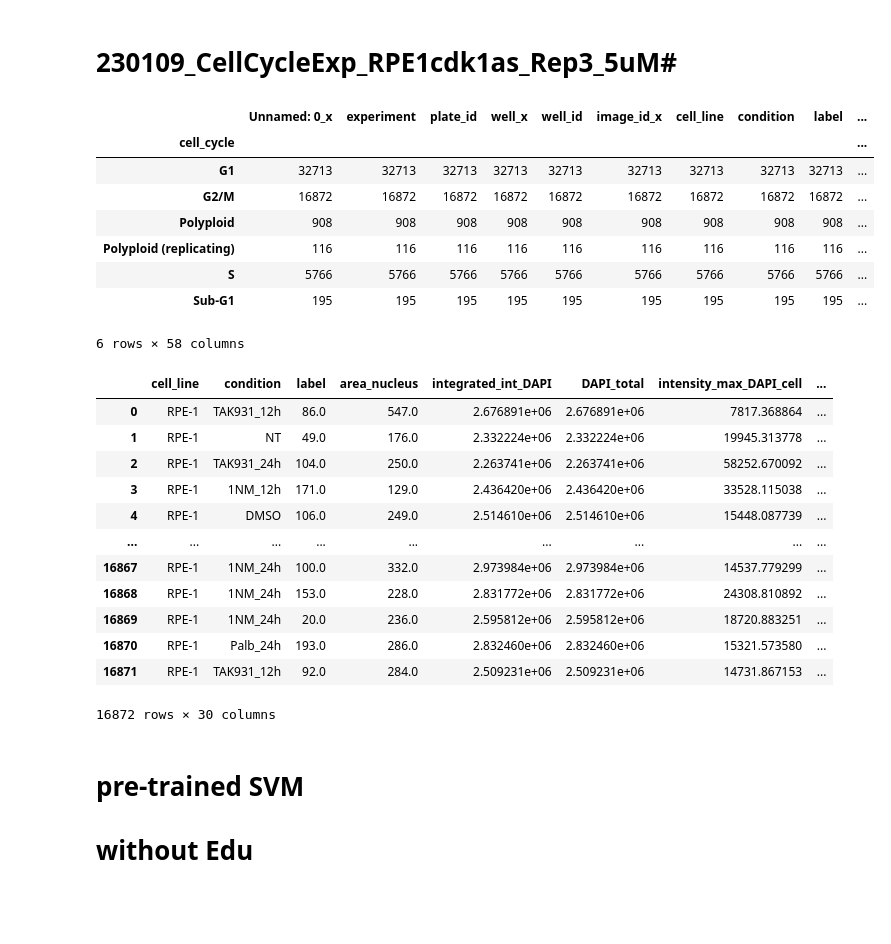
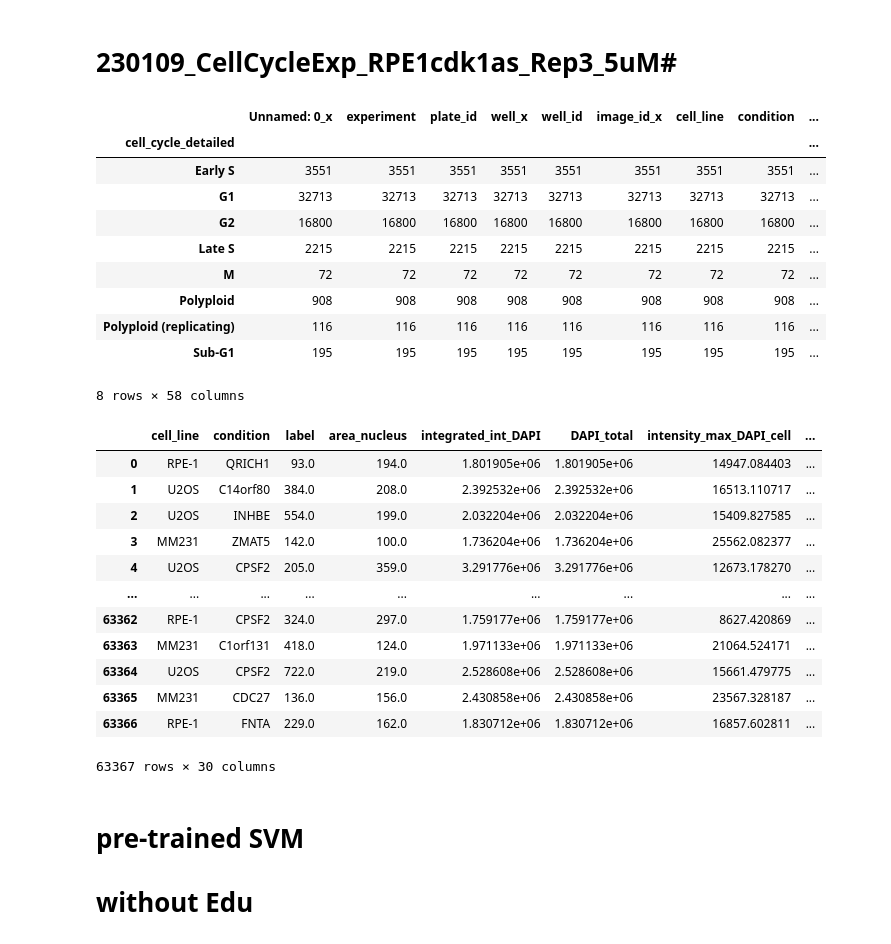
Before and after one commit to HocheggerLab/Omero_Screen, a Jupyter notebook: cellcycle_analysis_files/mitotic-classification_02_Feb.ipynb, the cells around one changed output. Saved outputs shown, nothing was run; the diff lists cells and outputs as text; code cells hidden in the pictures; blank space fills up the shorter version.

```diff
--- a/cellcycle_analysis_files/mitotic-classification_02_Feb.ipynb
+++ b/cellcycle_analysis_files/mitotic-classification_02_Feb.ipynb
@@ -16,21 +18,26 @@ df_cellcyle_221108_P2=pd.read_csv('/Users/haoranyue/Downloads/OneDrive_1_01-02-2
 # %% [markdown]
 # 230109_CellCycleExp_RPE1cdk1as_Rep3_5uM#
 # %%
-print(df_cellcyle_230109.groupby('cell_cycle').count())
-df_all=merge_data(df1=df_ori_230109,df2=df_cellcyle_230109,merge_clue_columns='well_id',merge_key_columns=['experiment','plate_id','well_id','cell_line','condition','Cyto_ID','intensity_mean_EdU_cyto','intensity_mean_H3P_cyto','area_cell','area_nucleus',])
-df_all.groupby('cell_cycle').count()
+# print(df_cellcyle_230109.groupby('cell_cycle').count())
+df_all_p1=merge_data(df1=df_ori_221108_P1,df2=df_cellcyle_221108_P1,merge_clue_columns='well_id',merge_key_columns=['experiment','plate_id','well_id','cell_line','condition','Cyto_ID','intensity_mean_EdU_cyto','intensity_mean_H3P_cyto','area_cell','area_nucleus',])
+# print(df_cellcyle_230109.groupby('cell_cycle').count())
+df_all_230109=merge_data(df1=df_ori_230109,df2=df_cellcyle_230109,merge_clue_columns='well_id',merge_key_columns=['experiment','plate_id','well_id','cell_line','condition','Cyto_ID','intensity_mean_EdU_cyto','intensity_mean_H3P_cyto','area_cell','area_nucleus',])
+df_all_p1.groupby('cell_cycle_detailed').count()
+df_all_230109.groupby('cell_cycle_detailed').count()
 # %% [output]
-|  | Unnamed: 0_x | experiment | plate_id | well_x | well_id | image_id_x | cell_line | condition | label | ... |
-| cell_cycle |  |  |  |  |  |  |  |  |  | ... |
-| G1 | 32713 | 32713 | 32713 | 32713 | 32713 | 32713 | 32713 | 32713 | 32713 | ... |
-| G2/M | 16872 | 16872 | 16872 | 16872 | 16872 | 16872 | 16872 | 16872 | 16872 | ... |
-| Polyploid | 908 | 908 | 908 | 908 | 908 | 908 | 908 | 908 | 908 | ... |
-| Polyploid (replicating) | 116 | 116 | 116 | 116 | 116 | 116 | 116 | 116 | 116 | ... |
-| S | 5766 | 5766 | 5766 | 5766 | 5766 | 5766 | 5766 | 5766 | 5766 | ... |
-| Sub-G1 | 195 | 195 | 195 | 195 | 195 | 195 | 195 | 195 | 195 | ... |
+|  | Unnamed: 0_x | experiment | plate_id | well_x | well_id | image_id_x | cell_line | condition | ... |
+| cell_cycle_detailed |  |  |  |  |  |  |  |  | ... |
+| Early S | 3551 | 3551 | 3551 | 3551 | 3551 | 3551 | 3551 | 3551 | ... |
+| G1 | 32713 | 32713 | 32713 | 32713 | 32713 | 32713 | 32713 | 32713 | ... |
+| G2 | 16800 | 16800 | 16800 | 16800 | 16800 | 16800 | 16800 | 16800 | ... |
+| Late S | 2215 | 2215 | 2215 | 2215 | 2215 | 2215 | 2215 | 2215 | ... |
+| M | 72 | 72 | 72 | 72 | 72 | 72 | 72 | 72 | ... |
+| Polyploid | 908 | 908 | 908 | 908 | 908 | 908 | 908 | 908 | ... |
+| Polyploid (replicating) | 116 | 116 | 116 | 116 | 116 | 116 | 116 | 116 | ... |
+| Sub-G1 | 195 | 195 | 195 | 195 | 195 | 195 | 195 | 195 | ... |
-6 rows × 58 columns
+8 rows × 58 columns
 # %%
-data=pd.concat([df_all[df_all['cell_cycle']=="G2/M"]])[[ 'cell_line', 'condition', 'label', 'area_nucleus',
+data=pd.concat([df_all_p1[df_all_p1['cell_cycle']=="G2/M"]])[[ 'cell_line', 'condition', 'label', 'area_nucleus',
        'integrated_int_DAPI', 'DAPI_total', 'intensity_max_DAPI_cell','intensity_mean_DAPI_cell','intensity_max_DAPI_nucleus', 'intensity_mean_DAPI_nucleus',
        'intensity_mean_EdU_nucleus', 'intensity_max_EdU_cell','intensity_mean_EdU_cell', 'intensity_max_EdU_cyto','intensity_mean_EdU_cyto','intensity_max_EdU_nucleus',
        'intensity_mean_Tub_nucleus', 'intensity_max_Tub_cell','intensity_mean_Tub_cell', 'intensity_max_Tub_cyto','intensity_mean_Tub_cyto','intensity_max_Tub_nucleus',
@@ -42,18 +49,18 @@ data=pd.concat([df_all[df_all['cell_cycle']=="G2/M"]])[[ 'cell_line', 'condition
 data
 # %% [output]
 |  | cell_line | condition | label | area_nucleus | integrated_int_DAPI | DAPI_total | intensity_max_DAPI_cell | ... |
-| 0 | RPE-1 | TAK931_12h | 86.0 | 547.0 | 2.676891e+06 | 2.676891e+06 | 7817.368864 | ... |
-| 1 | RPE-1 | NT | 49.0 | 176.0 | 2.332224e+06 | 2.332224e+06 | 19945.313778 | ... |
-| 2 | RPE-1 | TAK931_24h | 104.0 | 250.0 | 2.263741e+06 | 2.263741e+06 | 58252.670092 | ... |
-| 3 | RPE-1 | 1NM_12h | 171.0 | 129.0 | 2.436420e+06 | 2.436420e+06 | 33528.115038 | ... |
-| 4 | RPE-1 | DMSO | 106.0 | 249.0 | 2.514610e+06 | 2.514610e+06 | 15448.087739 | ... |
+| 0 | RPE-1 | QRICH1 | 93.0 | 194.0 | 1.801905e+06 | 1.801905e+06 | 14947.084403 | ... |
+| 1 | U2OS | C14orf80 | 384.0 | 208.0 | 2.392532e+06 | 2.392532e+06 | 16513.110717 | ... |
+| 2 | U2OS | INHBE | 554.0 | 199.0 | 2.032204e+06 | 2.032204e+06 | 15409.827585 | ... |
+| 3 | MM231 | ZMAT5 | 142.0 | 100.0 | 1.736204e+06 | 1.736204e+06 | 25562.082377 | ... |
+| 4 | U2OS | CPSF2 | 205.0 | 359.0 | 3.291776e+06 | 3.291776e+06 | 12673.178270 | ... |
 | ... | ... | ... | ... | ... | ... | ... | ... | ... |
-| 16867 | RPE-1 | 1NM_24h | 100.0 | 332.0 | 2.973984e+06 | 2.973984e+06 | 14537.779299 | ... |
-| 16868 | RPE-1 | 1NM_24h | 153.0 | 228.0 | 2.831772e+06 | 2.831772e+06 | 24308.810892 | ... |
-| 16869 | RPE-1 | 1NM_24h | 20.0 | 236.0 | 2.595812e+06 | 2.595812e+06 | 18720.883251 | ... |
-| 16870 | RPE-1 | Palb_24h | 193.0 | 286.0 | 2.832460e+06 | 2.832460e+06 | 15321.573580 | ... |
-| 16871 | RPE-1 | TAK931_12h | 92.0 | 284.0 | 2.509231e+06 | 2.509231e+06 | 14731.867153 | ... |
+| 63362 | RPE-1 | CPSF2 | 324.0 | 297.0 | 1.759177e+06 | 1.759177e+06 | 8627.420869 | ... |
+| 63363 | MM231 | C1orf131 | 418.0 | 124.0 | 1.971133e+06 | 1.971133e+06 | 21064.524171 | ... |
+| 63364 | U2OS | CPSF2 | 722.0 | 219.0 | 2.528608e+06 | 2.528608e+06 | 15661.479775 | ... |
+| 63365 | MM231 | CDC27 | 136.0 | 156.0 | 2.430858e+06 | 2.430858e+06 | 23567.328187 | ... |
+| 63366 | RPE-1 | FNTA | 229.0 | 162.0 | 1.830712e+06 | 1.830712e+06 | 16857.602811 | ... |
-16872 rows × 30 columns
+63367 rows × 30 columns
 # %% [markdown]
 # pre-trained SVM
 # without Edu
```
Also changed, not shown: parts of 2 cells of this notebook, 4 other files.
